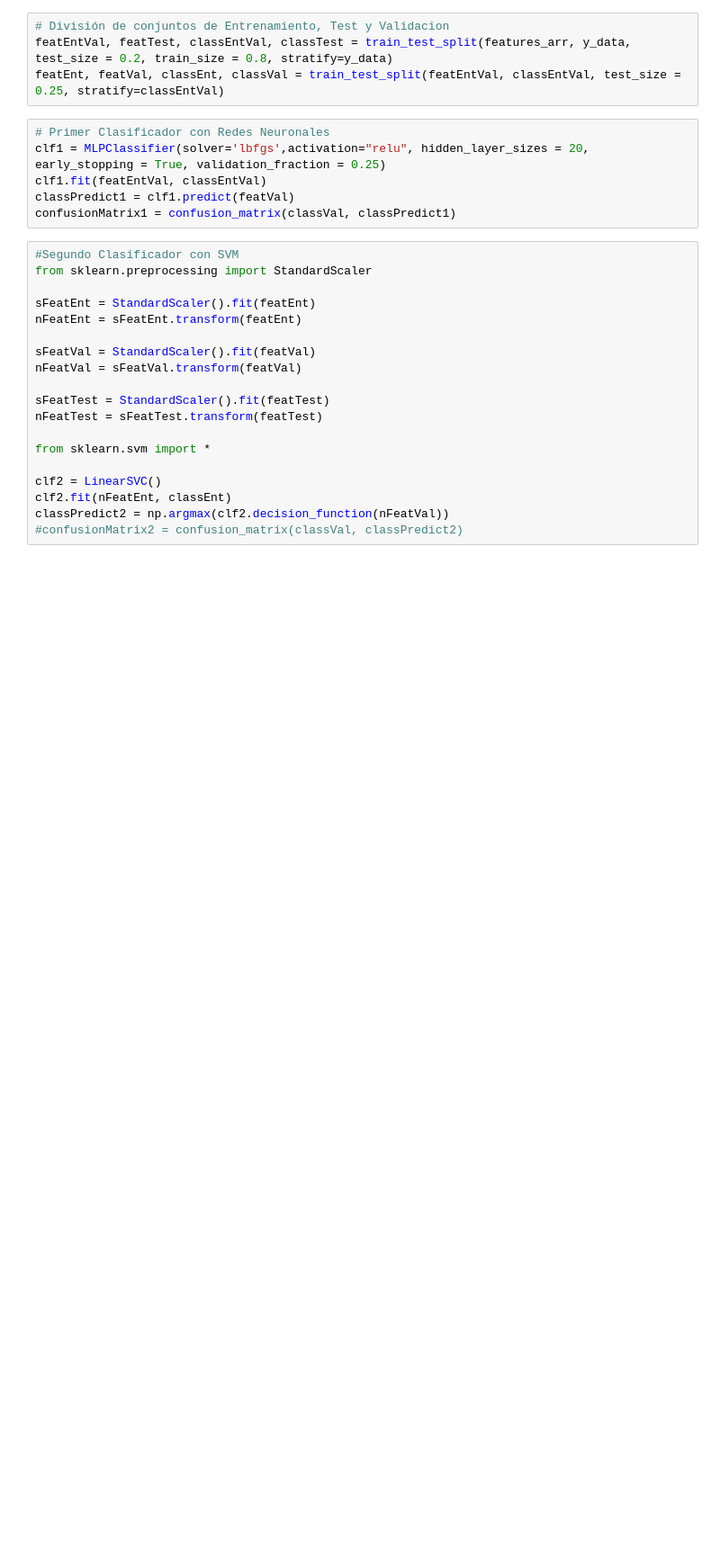
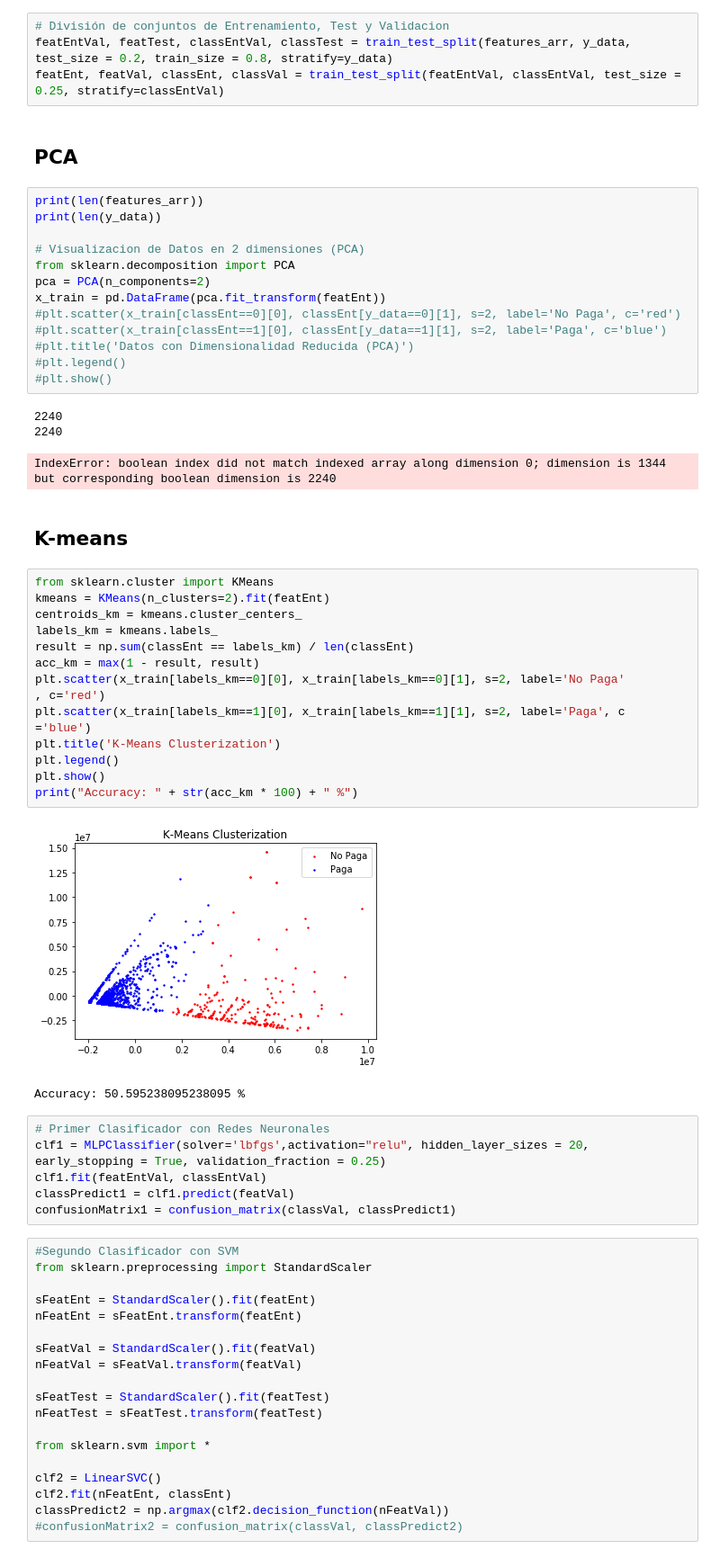
Before and after one commit to GioPais/Credit_score_project, a Jupyter notebook: Credit_score.ipynb, the cells around one changed output. Shown: that part at 90% size. Saved outputs shown, nothing was run; the diff lists cells and outputs as text; blank space fills up the shorter version.

```diff
--- a/Credit_score.ipynb
+++ b/Credit_score.ipynb
@@ -578,6 +587,45 @@ plt.show()
 # División de conjuntos de Entrenamiento, Test y Validacion
 featEntVal, featTest, classEntVal, classTest = train_test_split(features_arr, y_data, test_size = 0.2, train_size = 0.8, stratify=y_data)
 featEnt, featVal, classEnt, classVal = train_test_split(featEntVal, classEntVal, test_size = 0.25, stratify=classEntVal)
+# %% [markdown]
+## PCA
+# %%
+print(len(features_arr))
+print(len(y_data))
+
+# Visualizacion de Datos en 2 dimensiones (PCA)
+from sklearn.decomposition import PCA
+pca = PCA(n_components=2)
+x_train = pd.DataFrame(pca.fit_transform(featEnt))
+#plt.scatter(x_train[classEnt==0][0], classEnt[y_data==0][1], s=2, label='No Paga', c='red')
+#plt.scatter(x_train[classEnt==1][0], classEnt[y_data==1][1], s=2, label='Paga', c='blue')
+#plt.title('Datos con Dimensionalidad Reducida (PCA)')
+#plt.legend()
+#plt.show()
+# %% [output]
+2240
+2240
+IndexError: boolean index did not match indexed array along dimension 0; dimension is 1344 but corresponding boolean dimension is 2240
+# %% [markdown]
+## K-means
+# %%
+from sklearn.cluster import KMeans
+kmeans = KMeans(n_clusters=2).fit(featEnt)
+centroids_km = kmeans.cluster_centers_
+labels_km = kmeans.labels_
+result = np.sum(classEnt == labels_km) / len(classEnt)
+acc_km = max(1 - result, result)
+plt.scatter(x_train[labels_km==0][0], x_train[labels_km==0][1], s=2, label='No Paga'
+, c='red')
+plt.scatter(x_train[labels_km==1][0], x_train[labels_km==1][1], s=2, label='Paga', c
+='blue')
+plt.title('K-Means Clusterization')
+plt.legend()
+plt.show()
+print("Accuracy: " + str(acc_km * 100) + " %")
+# %% [output]
+[figure, added]
+Accuracy: 50.595238095238095 %
 # %%
 # Primer Clasificador con Redes Neuronales
 clf1 = MLPClassifier(solver='lbfgs',activation="relu", hidden_layer_sizes = 20, early_stopping = True, validation_fraction = 0.25)
```
Also changed, not shown: parts of 7 cells of this notebook.
